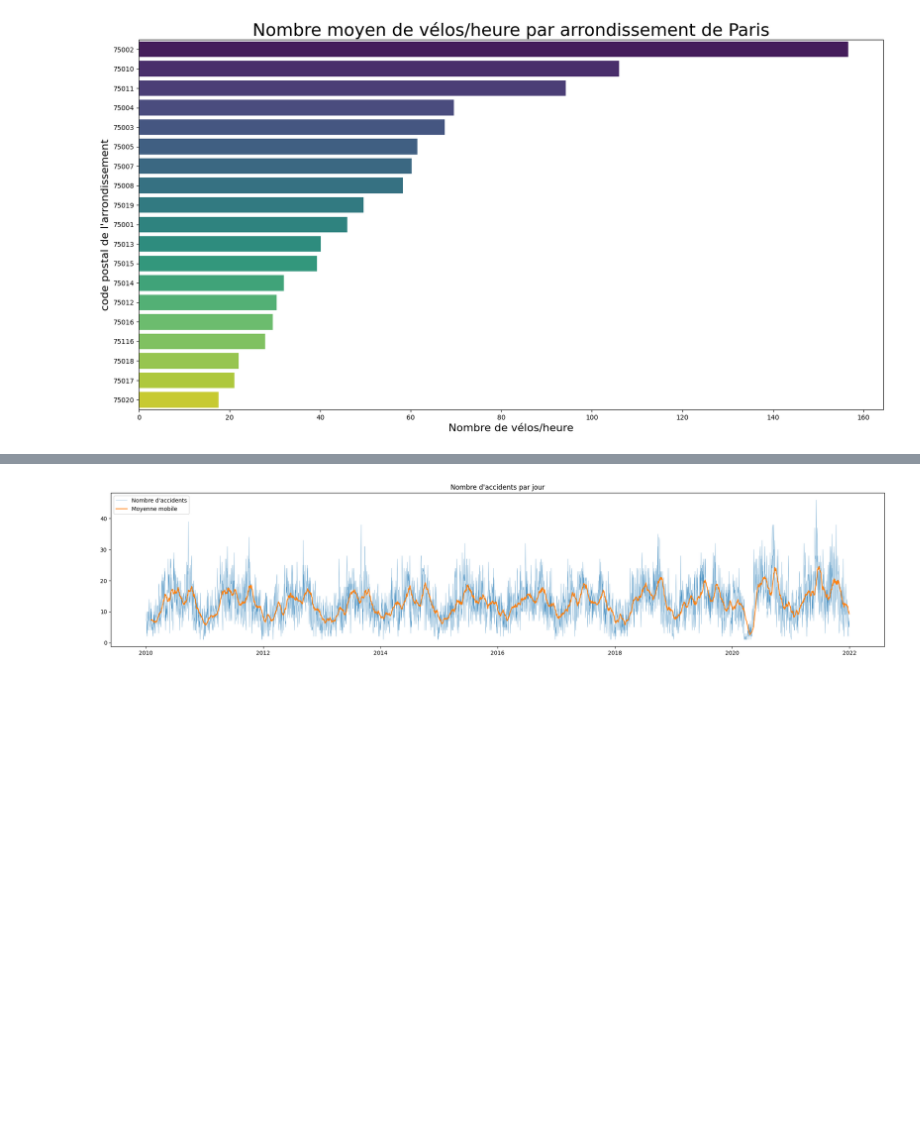
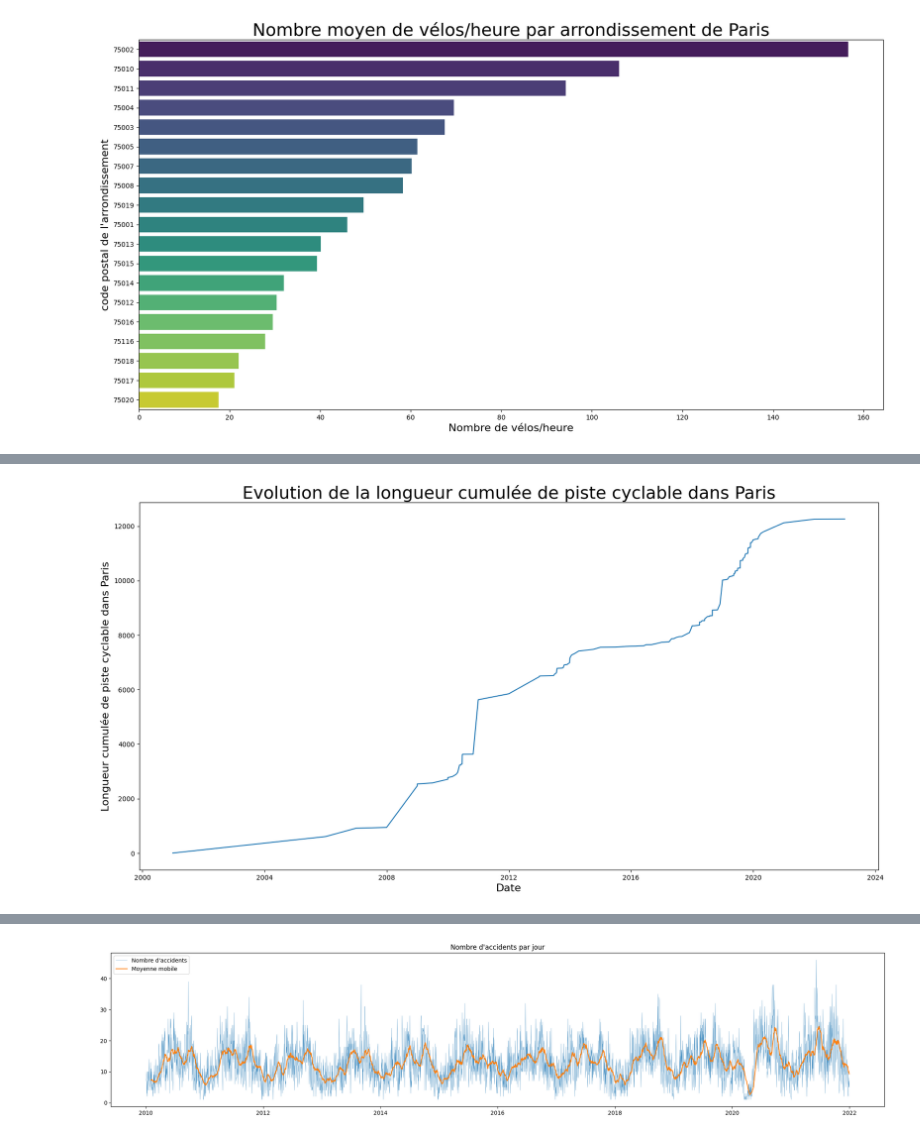
Before and after one commit to gauthgoth/Challenge---Etudes-de-Cas, a Jupyter notebook: dataviz.ipynb, the cells around one changed output, grey strips where cells are left out. Saved outputs shown, nothing was run; the diff lists cells and outputs as text; code cells hidden in the pictures; blank space fills up the shorter version.

```diff
--- a/dataviz.ipynb
+++ b/dataviz.ipynb
@@ -339,0 +359,19 @@ plt.show();
+# %%
+df_bike_lanes = pd.read_csv('data/reseau-cyclable.csv', sep=';')
+# %%
+df_bike_lanes['date_de_livraison']=df_bike_lanes.sort_values(by='geo_point_2d')['date_de_livraison'].fillna(method='bfill').fillna(method='ffill')
+# %%
+bike_lanes_per_date =df_bike_lanes.groupby('date_de_livraison').count()['length'].reset_index()
+bike_lanes_per_date['date_de_livraison']=pd.to_datetime(bike_lanes_per_date['date_de_livraison'])
+# %%
+bike_lanes_per_date['total_length'] = bike_lanes_per_date['length'].cumsum()
+# %%
+plt.figure(figsize=(20,10))
+df_bike_lane_length = bike_lanes_per_date[['total_length','date_de_livraison']].groupby(by=['date_de_livraison'])['total_length'].sum().reset_index()
+sns.lineplot(x='date_de_livraison',y='total_length',data=df_bike_lane_length)
+plt.xlabel('Date', size= 16)
+plt.ylabel('Longueur cumulée de piste cyclable dans Paris', size=16)
+plt.title("Evolution de la longueur cumulée de piste cyclable dans Paris", size=26)
+plt.show();
+# %% [output]
+[figure, added]
```
Also changed, not shown: parts of 12 cells of this notebook, 3 other files.
